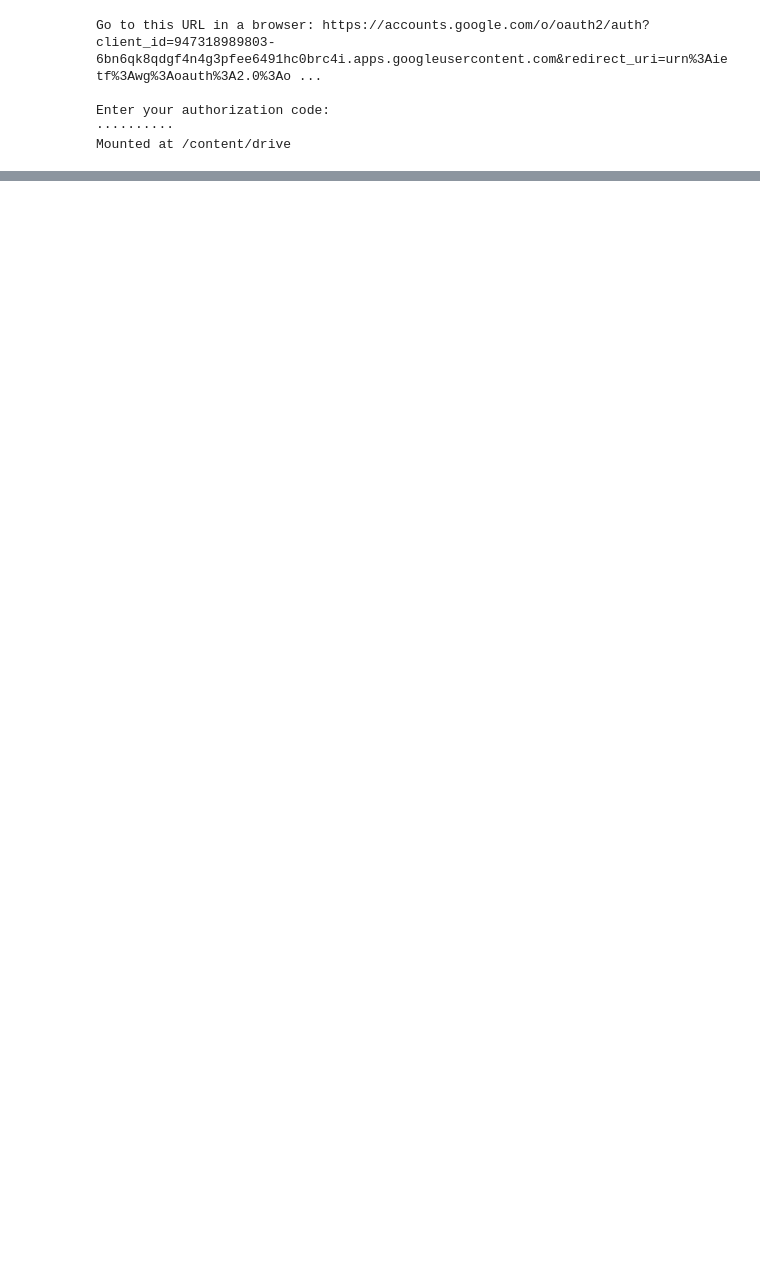
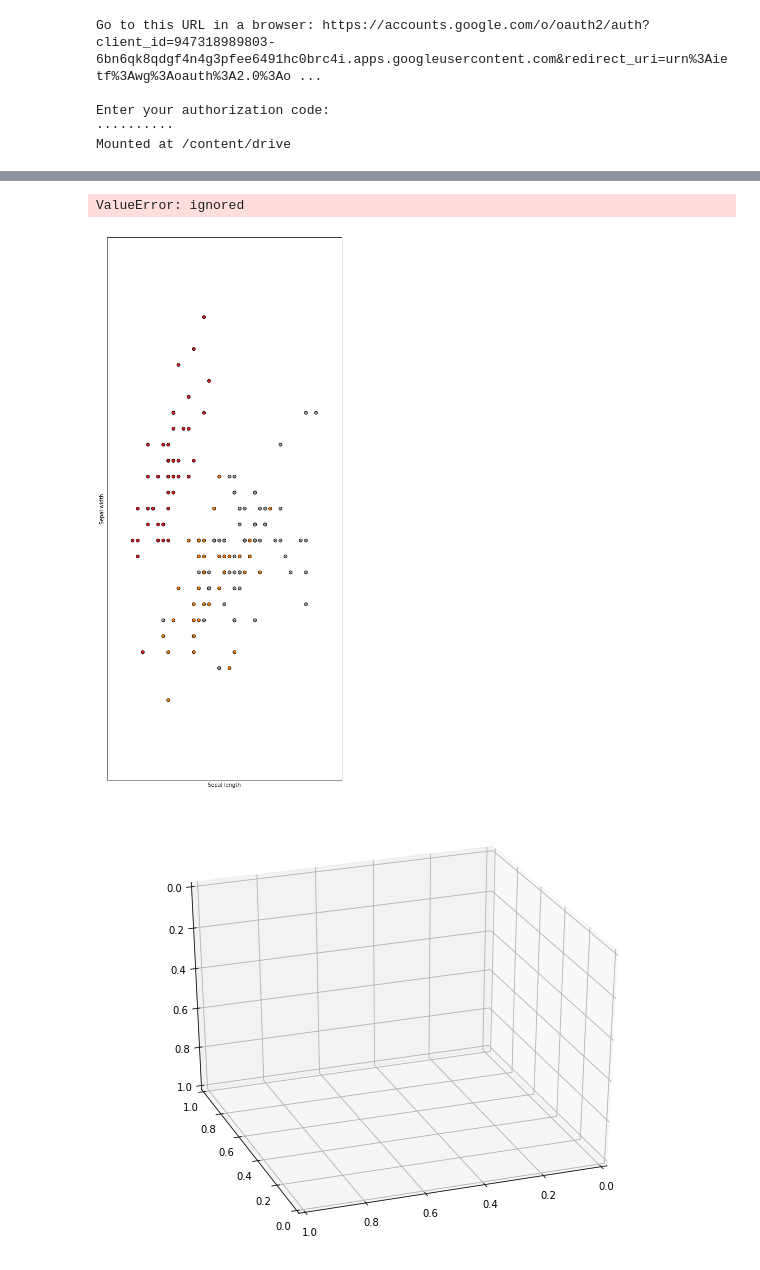
Before and after one commit to GreatLearningAIML1/bangalore-feb-batch-sanchanapradeep, a Jupyter notebook: Unsupervised Learning_R5_Project2.ipynb, the cells around one changed output, grey strips where cells are left out. Saved outputs shown, nothing was run; the diff lists cells and outputs as text; code cells hidden in the pictures; blank space fills up the shorter version.

```diff
--- a/Unsupervised Learning_R5_Project2.ipynb
+++ b/Unsupervised Learning_R5_Project2.ipynb
@@ -40,0 +204,52 @@ memory usage: 125.8+ KB
+# %%
+import matplotlib.pyplot as plt
+from mpl_toolkits.mplot3d import Axes3D
+from sklearn import datasets
+from sklearn.decomposition import PCA
+# import some data to play with
+vehicle = datasets.load_iris()
+X = vehicle.data[:, :7]  # we only take the first seven features.
+y = vehicle.target
+
+## Get the min and max of the two dimensions and extend the margins by .5 on both sides to get the data points away
+## from the origin in the plot
+x_min, x_max = X[:, 0].min() - .5, X[:, 0].max() + .5
+y_min, y_max = X[:, 1].min() - .5, X[:, 1].max() + .5
+# %%
+## plot frame size
+plt.figure(2, figsize=(8, 19))
+plt.clf()
+
+# Plot the training points (scatter plot, all rows first and second column only)
+plt.scatter(X[:, 0], X[:, 1], c=y, cmap=plt.cm.Set1,
+            edgecolor='k')
+plt.xlabel('Sepal length')
+plt.ylabel('Sepal width')
+
+
+## plotting the axes with ticks
+plt.xlim(x_min, x_max)
+plt.ylim(y_min, y_max)
+plt.xticks(())
+plt.yticks(())
+
+# To getter a better understanding of interaction of the dimensions
+# plot the first three PCA dimensions
+fig = plt.figure(1, figsize=(8, 6))
+ax = Axes3D(fig, elev=-150, azim=110)
+X_reduced = PCA(n_components=6).fit_transform(vehicle.data)
+ax.scatter(X_reduced[:, 0], X_reduced[:, 6], X_reduced[:, 3], c=y,
+           cmap=plt.cm.Set1, edgecolor='k', s=40)
+ax.set_title("First three PCA directions")
+ax.set_xlabel("1st eigenvector")
+ax.w_xaxis.set_ticklabels([])
+ax.set_ylabel("2nd eigenvector")
+ax.w_yaxis.set_ticklabels([])
+ax.set_zlabel("3rd eigenvector")
+ax.w_zaxis.set_ticklabels([])
+
+plt.show()
+# %% [output]
+ValueError: ignored
+[figure, added]
+[figure, added]
```
Also changed, not shown: parts of 13 cells of this notebook.
